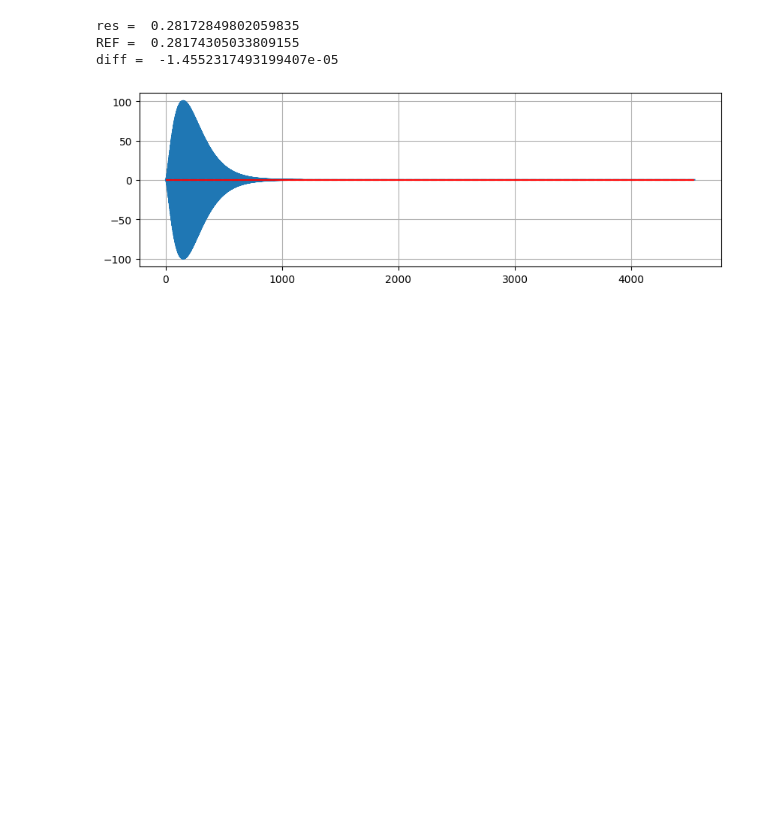
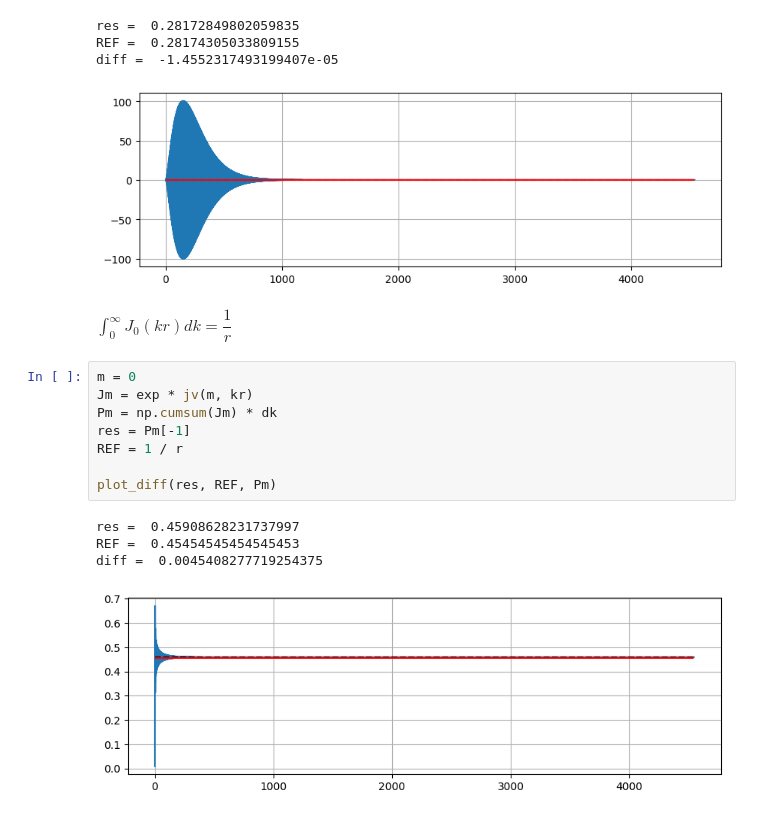
Before and after one commit to Dengda98/PyGRT, a Jupyter notebook: docs/source/Formula/k-integral/check_DCM_formula.ipynb, the cells around one changed output. Cells and saved outputs as stored; diff of their text form; blank space fills up the shorter version.

```diff
--- a/docs/source/Formula/k-integral/check_DCM_formula.ipynb
+++ b/docs/source/Formula/k-integral/check_DCM_formula.ipynb
@@ -205,3 +205,18 @@ res =  0.28172849802059835
 REF =  0.28174305033809155
 diff =  -1.4552317493199407e-05
 [figure]
+# %% [markdown]
+$\int_0^\infty J_0(kr) dk = \dfrac{1}{r}$
+# %%
+m = 0
+Jm = exp * jv(m, kr)
+Pm = np.cumsum(Jm) * dk
+res = Pm[-1]
+REF = 1 / r
+
+plot_diff(res, REF, Pm)
+# %% [output]
+res =  0.45908628231737997
+REF =  0.45454545454545453
+diff =  0.0045408277719254375
+[figure, added]
```
Also changed, not shown: parts of 10 cells of this notebook, 4 other files.
